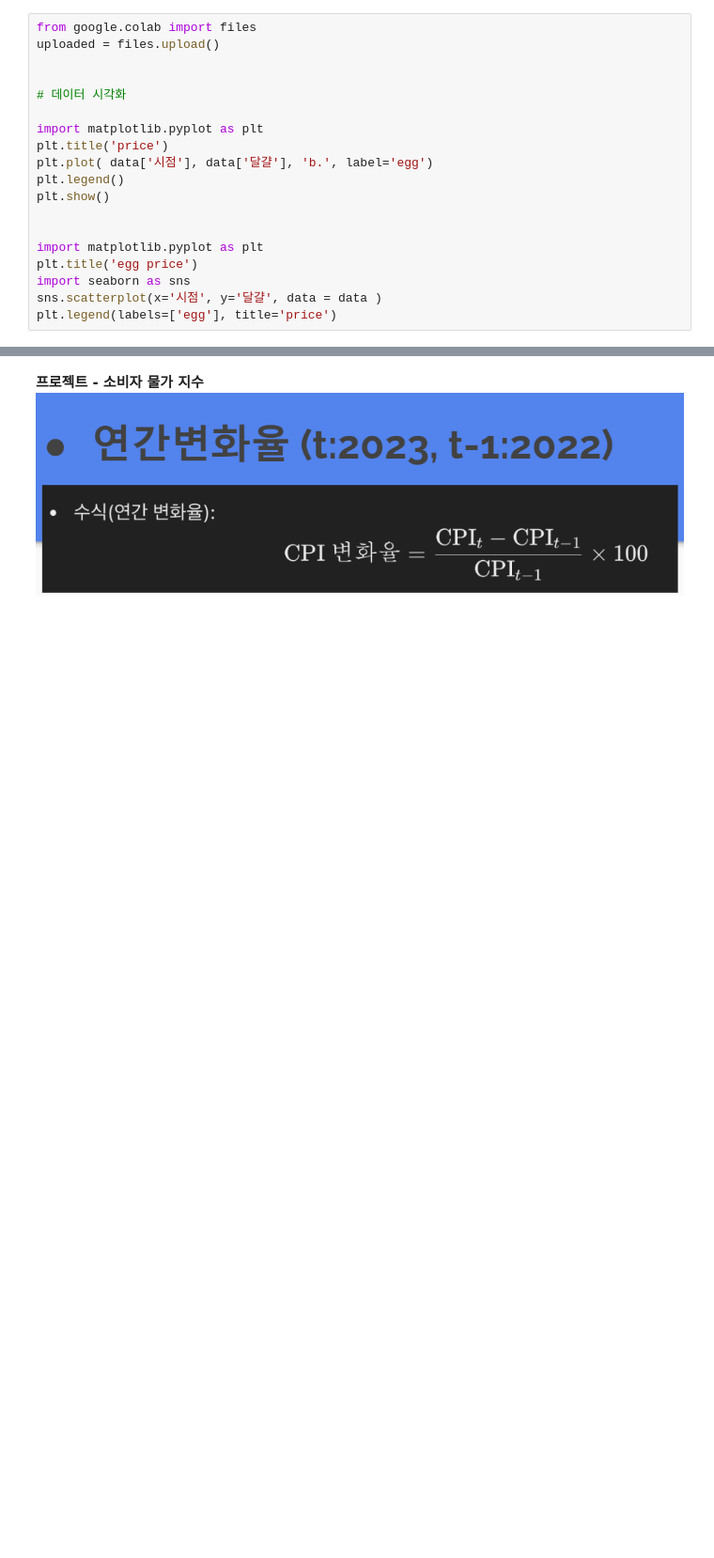
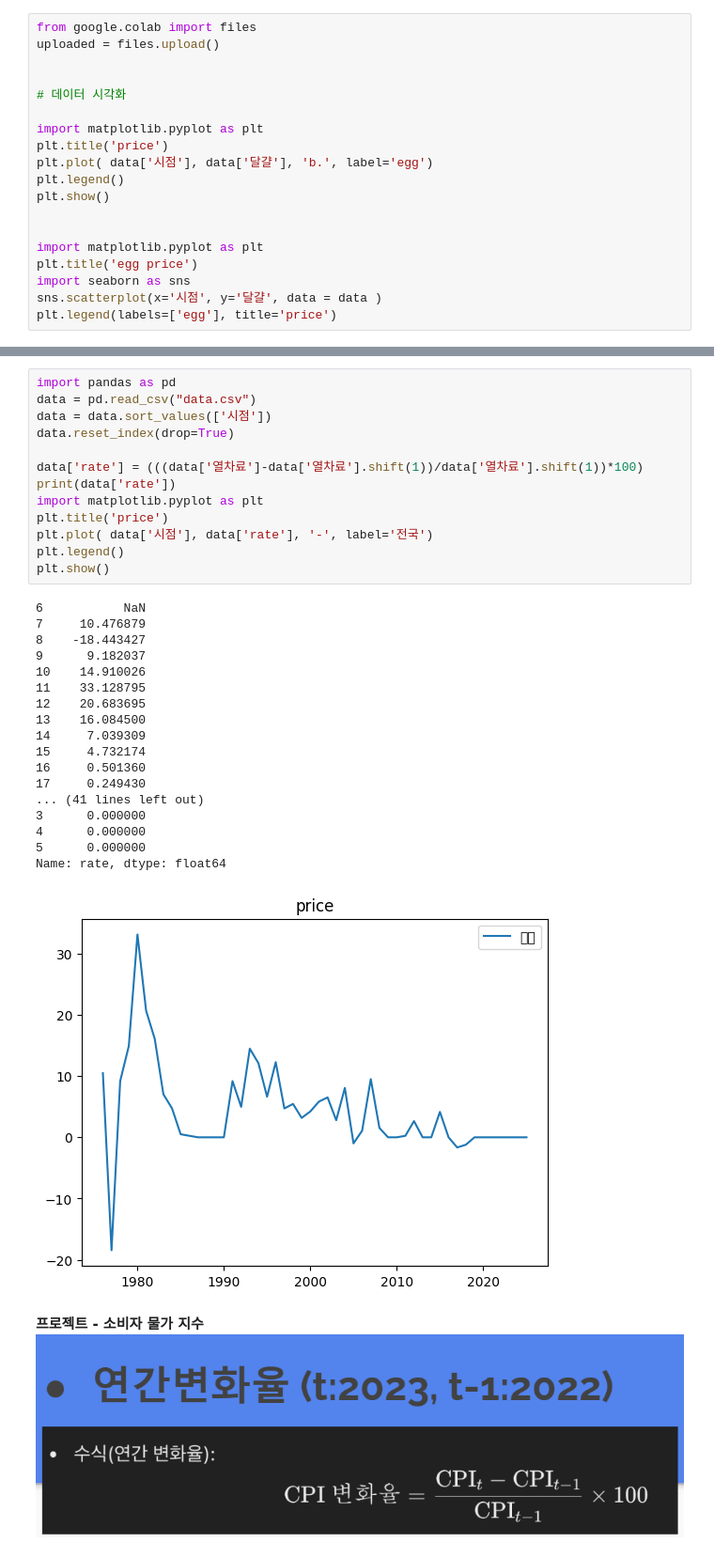
Before and after one commit to yuuki08noah/Bigdata-Analysis, a Jupyter notebook: [문제해결03]판다스기초2(2206_방세준).ipynb, the cells around one changed output, grey strips where cells are left out. Shown: that part at 94% size. Saved outputs shown, nothing was run; the diff lists cells and outputs as text; blank space fills up the shorter version.

```diff
--- a/[문제해결03]판다스기초2(2206_방세준).ipynb
+++ b/[문제해결03]판다스기초2(2206_방세준).ipynb
@@ -200,3 +246,35 @@ plt.legend(labels=['egg'], title='price')
+# %%
+import pandas as pd
+data = pd.read_csv("data.csv")
+data = data.sort_values(['시점'])
+data.reset_index(drop=True)
+
+data['rate'] = (((data['열차료']-data['열차료'].shift(1))/data['열차료'].shift(1))*100)
+print(data['rate'])
+import matplotlib.pyplot as plt
+plt.title('price')
+plt.plot( data['시점'], data['rate'], '-', label='전국')
+plt.legend()
+plt.show()
+# %% [output]
+6           NaN
+7     10.476879
+8    -18.443427
+9      9.182037
+10    14.910026
+11    33.128795
+12    20.683695
+13    16.084500
+14     7.039309
+15     4.732174
+16     0.501360
+17     0.249430
+... (41 lines left out)
+3      0.000000
+4      0.000000
+5      0.000000
+Name: rate, dtype: float64
+[figure, added]
 # %% [markdown]
 **프로젝트 - 소비자 물가 지수**
 ![소비자물가지수공식.png](embedded-picture-1)
```
Also changed, not shown: parts of 4 cells of this notebook.
